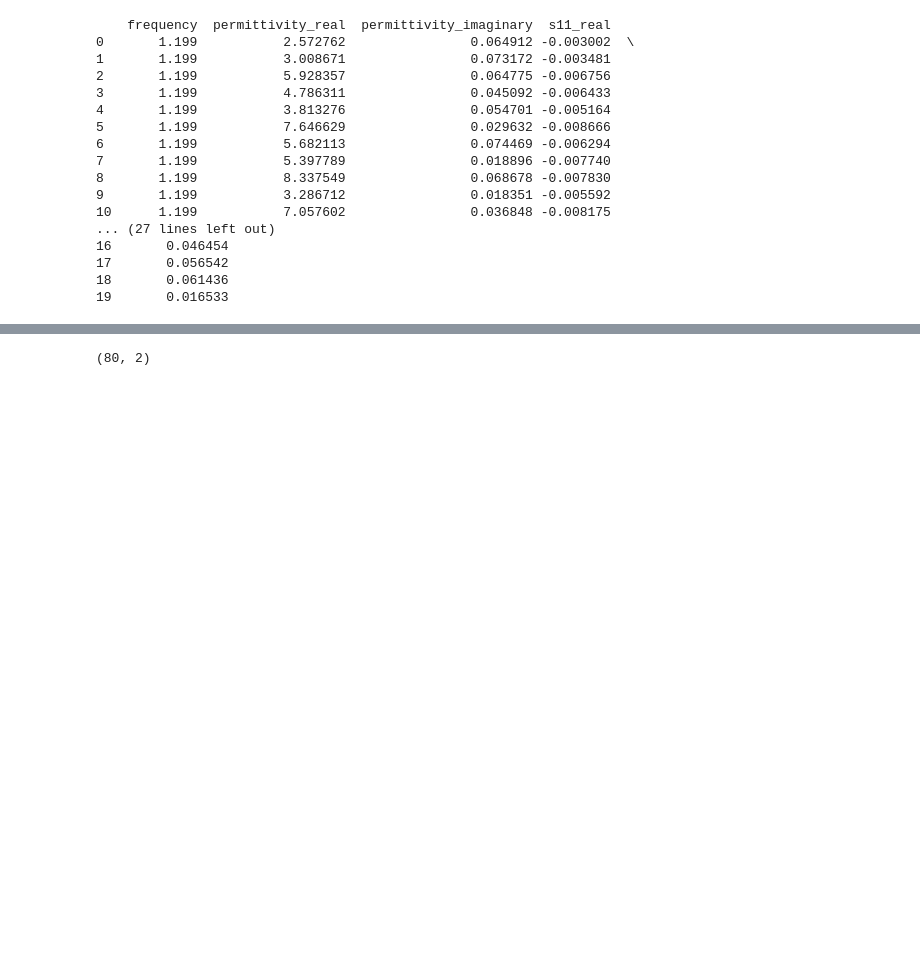
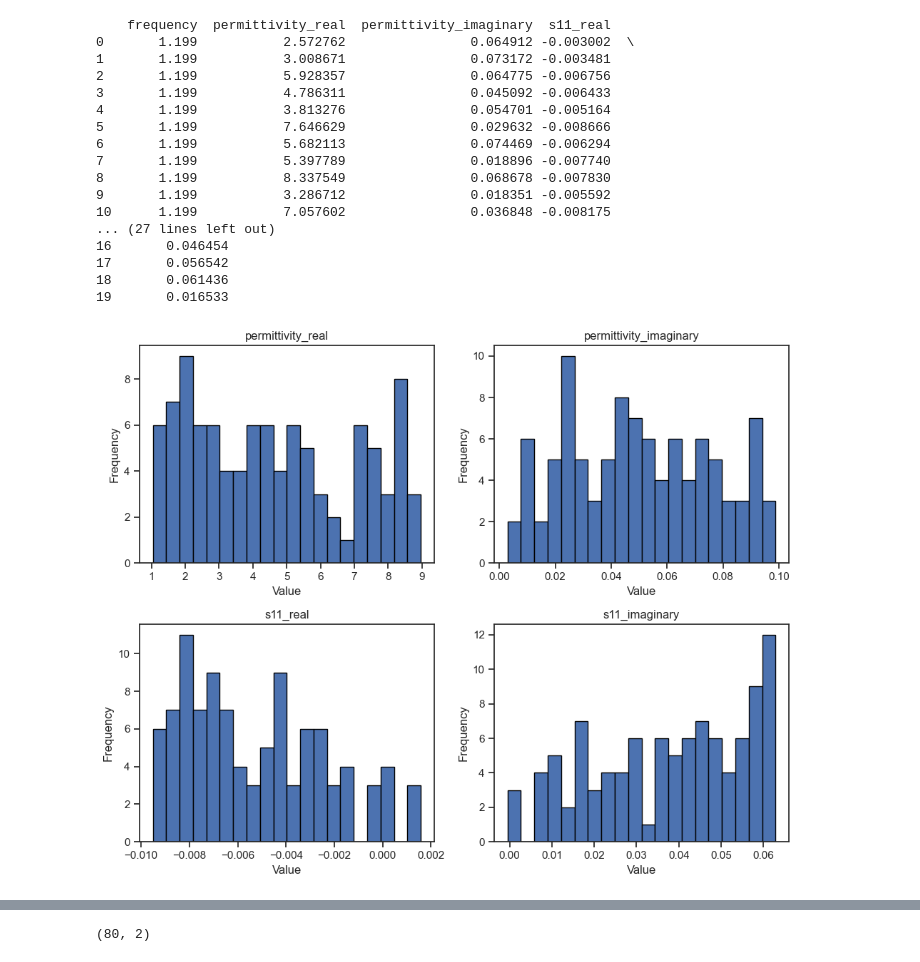
Before and after one commit to DanteMillerDS/NASA-Material-Classifier-OLD, a Jupyter notebook: material_classifier.ipynb, the cells around one changed output, grey strips where cells are left out. Cells and saved outputs as stored; diff of their text form; code cells hidden in the pictures; blank space fills up the shorter version.

```diff
--- a/material_classifier.ipynb
+++ b/material_classifier.ipynb
@@ -78,3 +78,16 @@ print(df.head(20))
 17       0.056542
 18       0.061436
 19       0.016533
+# %%
+columns = ['permittivity_real', 'permittivity_imaginary', 's11_real', 's11_imaginary']
+plt.figure(figsize=(10, 8))
+for i, column in enumerate(columns):
+    plt.subplot(2, 2, i+1)
+    plt.hist(df[column], bins=20, edgecolor='black')
+    plt.title(column)
+    plt.xlabel('Value')
+    plt.ylabel('Frequency')
+plt.tight_layout()
+plt.show()
+# %% [output]
+[figure, added]
```
Also changed, not shown: parts of 8 cells of this notebook.
